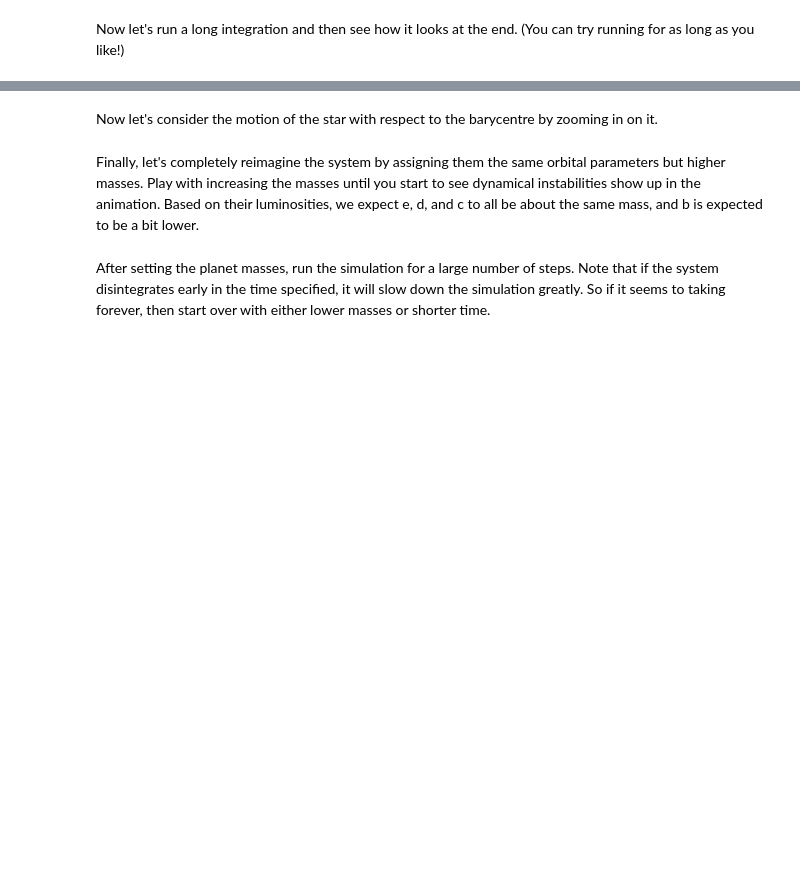
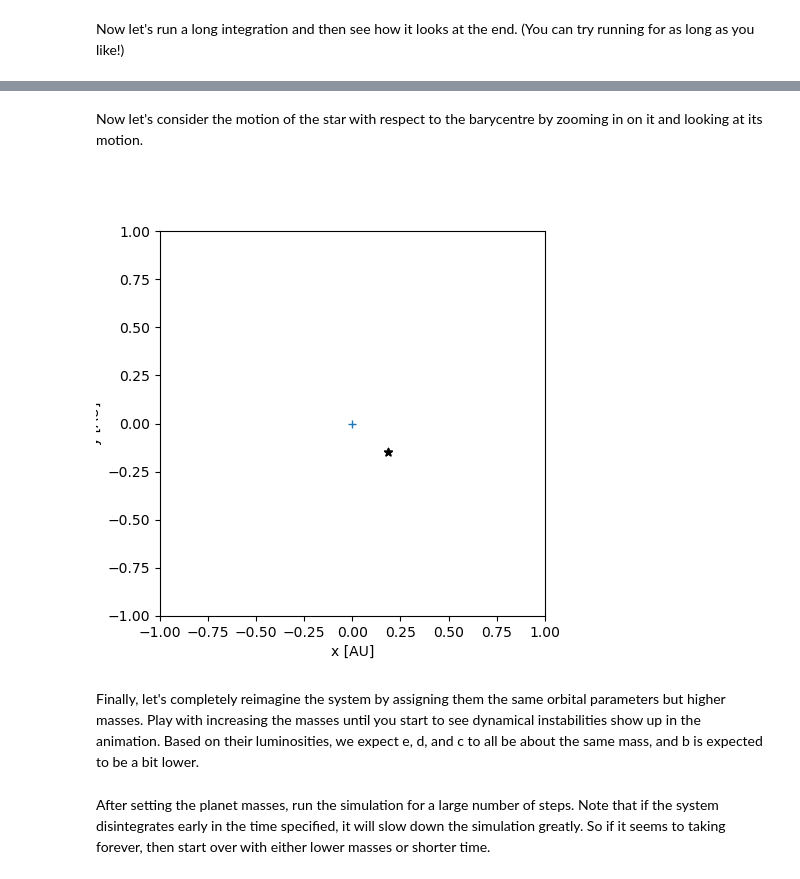
Before and after one commit to trentdupuy/PHYS10111_REBOUND, a Jupyter notebook: rebound_HR8799.ipynb, the cells around one changed output, grey strips where cells are left out. Cells and saved outputs as stored; diff of their text form; code cells hidden in the pictures; blank space fills up the shorter version.

Commit message:
Update rebound_HR8799.ipynb for 2025

```diff
--- a/rebound_HR8799.ipynb
+++ b/rebound_HR8799.ipynb
@@ -148,2 +216,2 @@ for o in sim.calculate_orbits():
 # %% [markdown]
-Now let's consider the motion of the star with respect to the barycentre by zooming in on it.
+Now let's consider the motion of the star with respect to the barycentre by zooming in on it and looking at its motion.
@@ -152,13 +218,18 @@ op = rebound.OrbitPlot(sim,color=True,unitlabel="[AU]",xlim=[-1,1],ylim=[-1,1],o
 # %%
-nframe = 500
+op = rebound.OrbitPlot(sim,color=True,unitlabel="[AU]",xlim=[-1,1],ylim=[-1,1],orbit_style="solid")
+plt.plot(0,0,'+',data=None)
+
+nframe = 220
 framestep = 1*sim.dt
 
 fig = op.fig
 for i in range(nframe):
     op.sim.integrate(sim.t + framestep) # timestep the sim
-    #clear_output(wait=True)             # clean up old plot
+    display.display(plt.gcf())          # start to...
+    display.clear_output(wait=True)     # ...clean up old plot
     op.update()                         # update plot data
-    fig.canvas.draw()                   # redraw figure
+# %% [output]
+[figure, added]
 # %% [markdown]
 Finally, let's completely reimagine the system by assigning them the same orbital parameters but higher masses. Play with increasing the masses until you start to see dynamical instabilities show up in the animation. Based on their luminosities, we expect e, d, and c to all be about the same mass, and b is expected to be a bit lower.
 # %%
```
Also changed, not shown: parts of 17 cells of this notebook.
